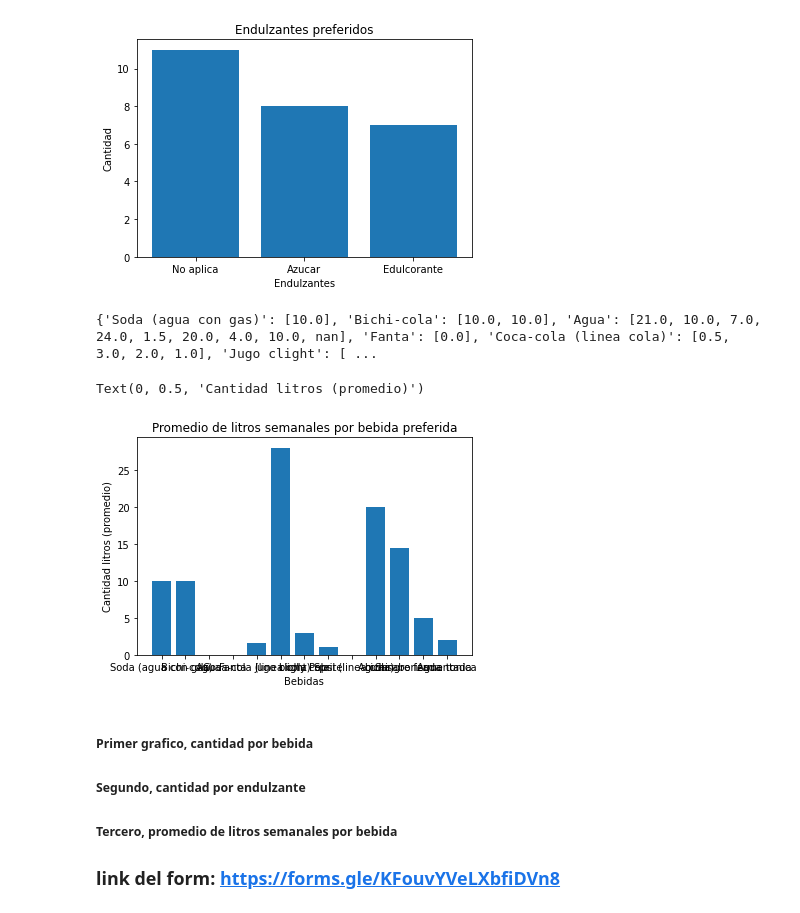
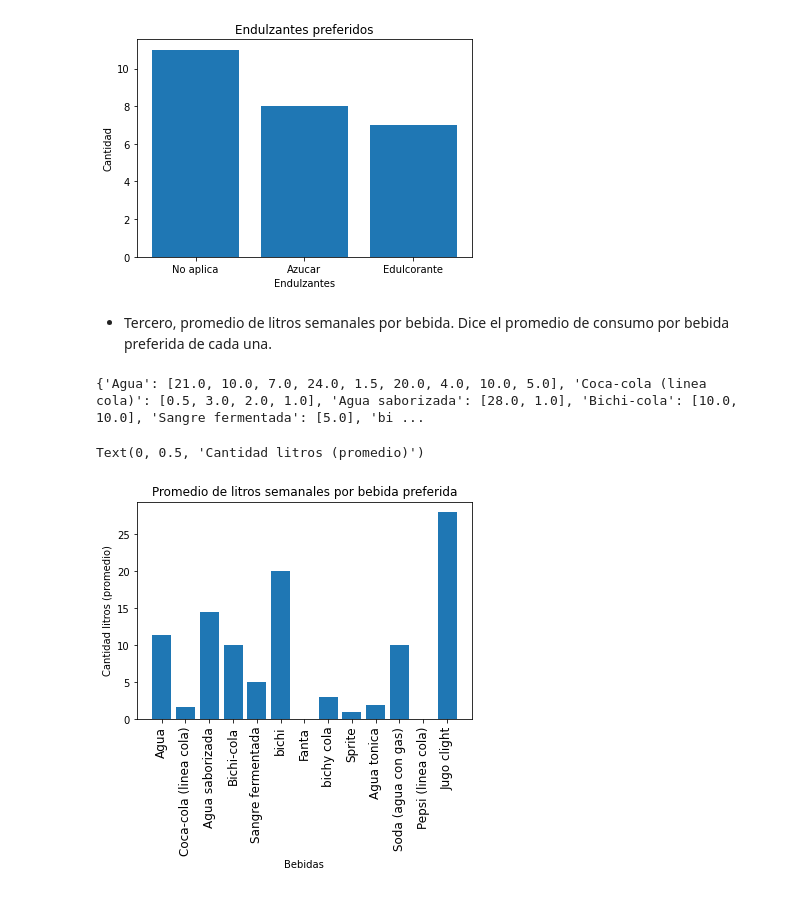
Before and after one commit to opantojah/-tallerDeTecnologiaDeSoporteInformatico-, a Jupyter notebook: TP5/notebooks/main.ipynb, the cells around one changed output. Cells and saved outputs as stored; diff of their text form; code cells hidden in the pictures.

```diff
--- a/TP5/notebooks/main.ipynb
+++ b/TP5/notebooks/main.ipynb
@@ -9,12 +19,13 @@ import main as funciones
 data = pd.read_csv("../data/asd - Respuestas de formulario 1.csv")
 # grafico 1
 
-x = data['Cual de las siguientes bebidas es la que mas te gusta?'].unique()
-y = data['Cual de las siguientes bebidas es la que mas te gusta?'].value_counts()
+x = data['Cual de las siguientes bebidas es la que mas te gusta?'].value_counts().index.tolist()
+y = data['Cual de las siguientes bebidas es la que mas te gusta?'].value_counts().tolist()
 
 plt1.title('Bebidas preferidas')
 plt1.bar(x,y)
 plt1.xlabel('Bebidas')
+plt1.xticks(rotation=90,fontsize=12)
 plt1.ylabel('Cantidad')
 # %% [output]
 Text(0, 0.5, 'Cantidad')
@@ -32,6 +45,8 @@ plt2.ylabel('Cantidad')
 # %% [output]
 Text(0, 0.5, 'Cantidad')
 [figure]
+# %% [markdown]
+- Tercero, promedio de litros semanales por bebida. Dice el promedio de consumo por bebida preferida de cada una.
 # %%
 def armarDicc():
     d = {}
@@ -42,39 +57,34 @@ def armarDicc():
 def sacarPromedio():
     dicc = armarDicc()
     nombresBebida = data["Cual de las siguientes bebidas es la que mas te gusta?"]
     cantLts = data['Semanalmente, cuantos litros consumis de la bebida elegida? (Ingrese solamente el numero)']
     for bebida in x:
         for row in range(len(data)): #
             if bebida == nombresBebida[row]:
                 dicc[bebida].append(cantLts[row])
     print(dicc)
     for i in dicc.values():
         suma = 0
         for val in i:
             suma = suma + val
         y.append(suma / len(i))
 
 # grafico 3
 #
-x = data['Cual de las siguientes bebidas es la que mas te gusta?'].unique()
+x = data['Cual de las siguientes bebidas es la que mas te gusta?'].value_counts().index.tolist()
 # y = data['Semanalmente, cuantos litros consumis de la bebida elegida? (Ingrese solamente el numero)'] # ver como calcular el promedio
 #
 y = []
 
 sacarPromedio()
 
 
 plt3.title('Promedio de litros semanales por bebida preferida')
 plt3.bar(x,y)
 plt3.xlabel('Bebidas')
+plt3.xticks(rotation=90,fontsize=12)
 plt3.ylabel('Cantidad litros (promedio)')
 # %% [output]
-{'Soda (agua con gas)': [10.0], 'Bichi-cola': [10.0, 10.0], 'Agua': [21.0, 10.0, 7.0, 24.0, 1.5, 20.0, 4.0, 10.0, nan], 'Fanta': [0.0], 'Coca-cola (linea cola)': [0.5, 3.0, 2.0, 1.0], 'Jugo clight': [ ...
+{'Agua': [21.0, 10.0, 7.0, 24.0, 1.5, 20.0, 4.0, 10.0, 5.0], 'Coca-cola (linea cola)': [0.5, 3.0, 2.0, 1.0], 'Agua saborizada': [28.0, 1.0], 'Bichi-cola': [10.0, 10.0], 'Sangre fermentada': [5.0], 'bi ...
 Text(0, 0.5, 'Cantidad litros (promedio)')
-[figure, old version]
+[figure, new version]
-# %% [markdown]
-##### Primer grafico, cantidad por bebida
-##### Segundo, cantidad por endulzante
-##### Tercero, promedio de litros semanales por bebida
-
-### link del form: https://forms.gle/KFouvYVeLXbfiDVn8
```
Also changed, not shown: parts of 6 cells of this notebook, 1 other file.
